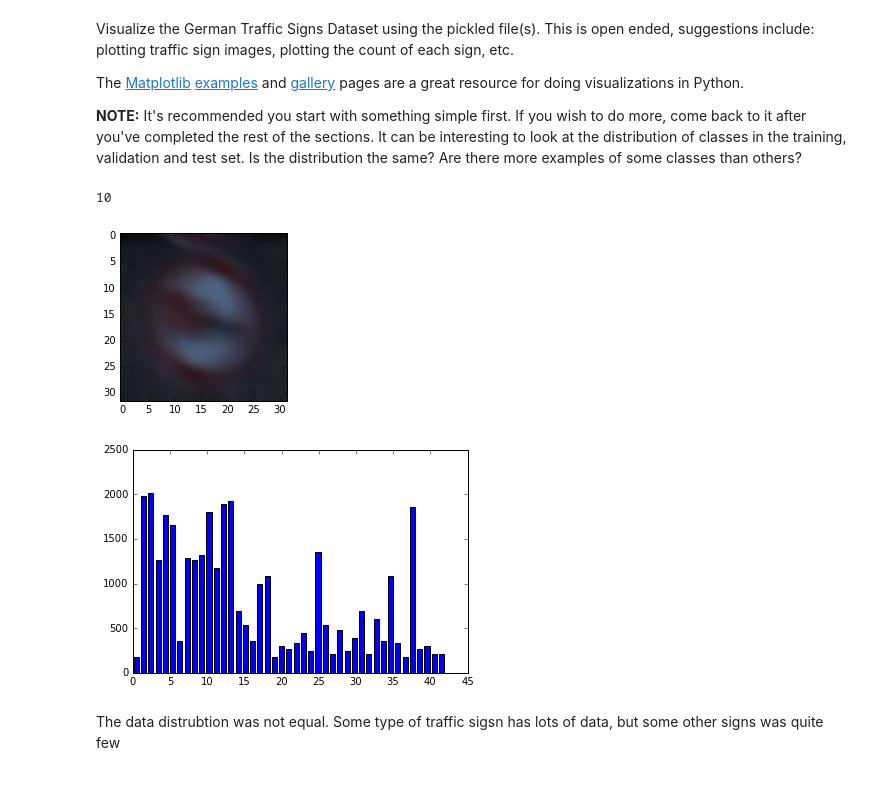
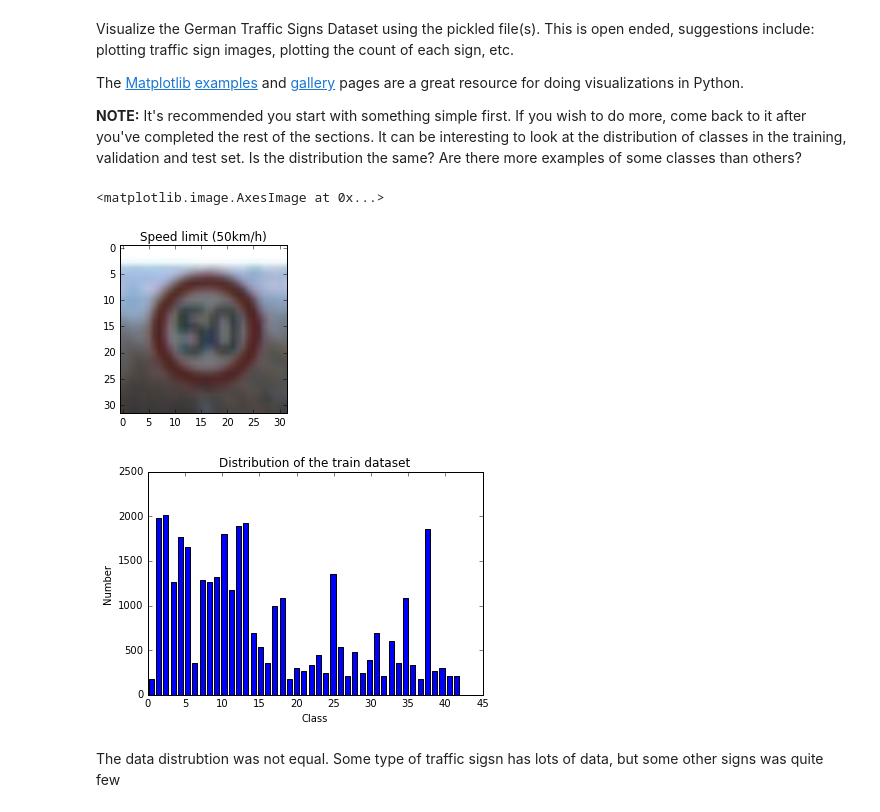
Before and after one commit to igaspard/CarND-Traffic-Sign-Classifier-Project, a Jupyter notebook: Traffic_Sign_Classifier.ipynb, the cells around one changed output. Drawn from its saved outputs; the diff is of its cells as text; code cells hidden in the pictures; blank space fills up the shorter version.

```diff
--- a/Traffic_Sign_Classifier.ipynb
+++ b/Traffic_Sign_Classifier.ipynb
@@ -22,12 +22,13 @@ The [rubric](https://review.udacity.com/#!/rubrics/481/view) contains "Stand Out
 # %%
 # Load pickled data
 import pickle
-
+import csv
 # TODO: Fill this in based on where you saved the training and testing data
 
 training_file = "traffic-signs-data/train.p"
 validation_file= "traffic-signs-data/valid.p"
 testing_file = "traffic-signs-data/test.p"
+class_name_file = './signnames.csv'
 
 with open(training_file, mode='rb') as f:
     train = pickle.load(f)
@@ -39,6 +40,15 @@ with open(testing_file, mode='rb') as f:
 X_train, y_train = train['features'], train['labels']
 X_valid, y_valid = valid['features'], valid['labels']
 X_test, y_test = test['features'], test['labels']
+
+# Read Traffic Sign Name
+class_names = []
+with open(class_name_file) as _f:
+    rows = csv.reader(_f, delimiter=',')
+    next(rows, None)
+    for i, row in enumerate(rows):
+        assert(i==int(row[0]))
+        class_names.append(row[1])
 # %% [markdown]
 ---
 
@@ -93,30 +105,33 @@ The [Matplotlib](http://matplotlib.org/) [examples](http://matplotlib.org/exampl
 # %%
 ### Data exploration visualization code goes here.
 ### Feel free to use as many code cells as needed.
 import random
 import matplotlib.pyplot as plt
 import numpy as np
 # Visualizations will be shown in the notebook.
 %matplotlib inline
 
 index = random.randint(0, len(X_train))
 image = X_train[index].squeeze()
 
 plt.figure(figsize=(3,3))
+plt.title(class_names[y_train[index]])
 plt.imshow(image)
-print(y_train[index])
 # %% [output]
-10
+<matplotlib.image.AxesImage at 0x...>
-[figure, old version]
+[figure, new version]
 # %%
 # histogram of label frequency
 hist, cell = np.histogram(y_train, bins=n_classes)
 width = 0.7 * (cell[1] - cell[0])
 center = (cell[:-1] + cell[1:]) / 2
 plt.bar(center, hist, align='center', width=width)
+plt.title("Distribution of the train dataset")
+plt.xlabel("Class")
+plt.ylabel("Number")
 plt.show()
 # %% [output]
-[figure, old version]
+[figure, new version]
 # %% [markdown]
 The data distrubtion was not equal. Some type of traffic sigsn has lots of data, but some other signs was quite few
 # %% [markdown]
```
Also changed, not shown: parts of 31 cells of this notebook.
